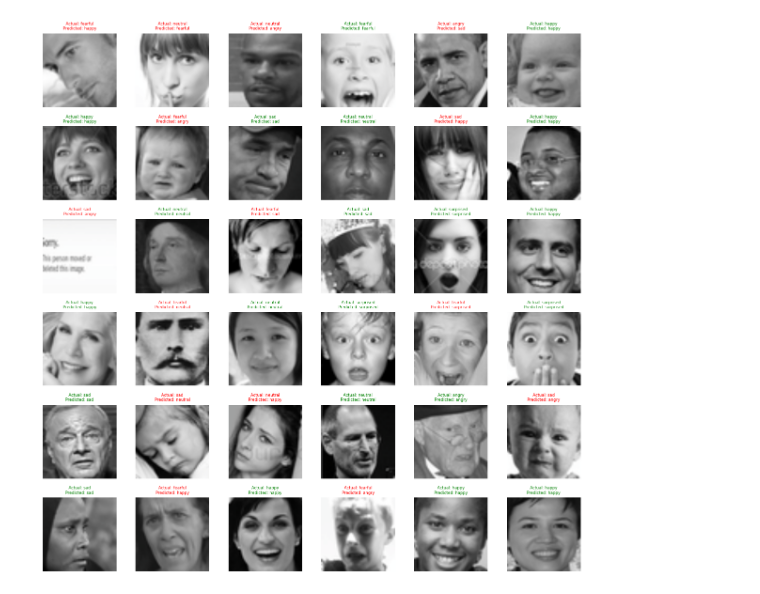
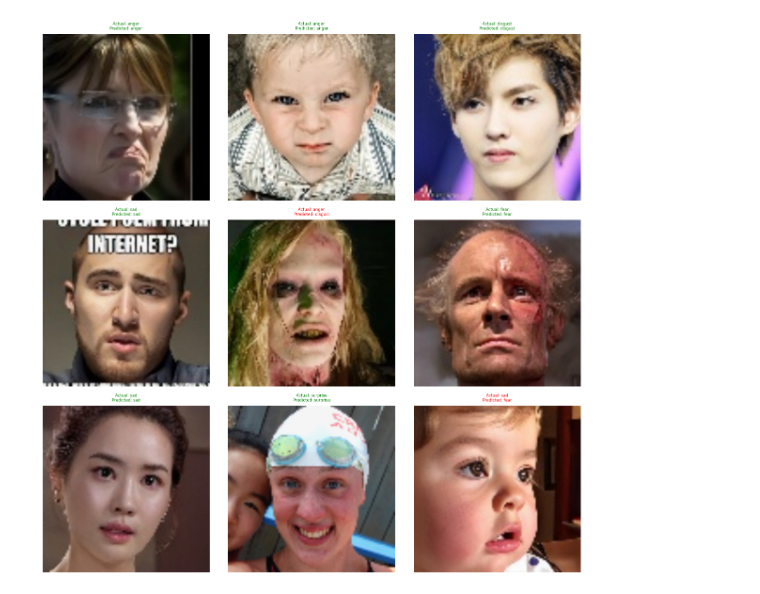
Before and after one commit to KainaK0/mia, a Jupyter notebook: MIA-203_redes_neuronales/parcial/facial_expression_recognition/GoogleNET_FER.ipynb, the cells around one changed output. Cells and saved outputs as stored; diff of their text form; code cells hidden in the pictures.

```diff
--- a/MIA-203_redes_neuronales/parcial/facial_expression_recognition/GoogleNET_FER.ipynb
+++ b/MIA-203_redes_neuronales/parcial/facial_expression_recognition/GoogleNET_FER.ipynb
@@ -106,7 +158,7 @@ class Inception_block(nn.Module):
         return torch.cat([self.branch1(x), self.branch2(x), self.branch3(x), self.branch4(x)], 1)
 # %%
 class GoogleNet(nn.Module):
-    def __init__(self, in_channels=3, num_classes=7):  # num_classes ajustado para CIFAR-10
+    def __init__(self, in_channels=3, num_classes=8):  # num_classes ajustado para CIFAR-10
         super(GoogleNet, self).__init__()
 
         self.conv1 = conv_block(in_channels=in_channels, out_channels=64, kernel_size=(7, 7), stride=(2, 2), padding=(3, 3))
@@ -168,19 +220,18 @@ transform = transforms.Compose([
 
 # Cargar el dataset
 
-dataset_train = datasets.ImageFolder(os.path.join(train), transform=transform)
-dataset_test = datasets.ImageFolder(os.path.join(test), transform=transform)
+dataset = datasets.ImageFolder(os.path.join(path), transform=transform)
 
-train_size, val_size = int(len(dataset_train)), int(len(dataset_test))
+train_size, val_size = int(0.8 * len(dataset)), int(0.2 * len(dataset))
+val_size = val_size +1
 
+train_dataset, val_dataset = random_split(dataset, [train_size, val_size]) # stratified split is better
 
-# train_dataset, val_dataset = random_split(dataset, [train_size, val_size]) # stratified split is better
-
-train_loader = DataLoader(dataset_train, batch_size=32, shuffle=True) # shuffle to avoid memorization (overfitting)
-val_loader = DataLoader(dataset_test, batch_size=32, shuffle=False)
+train_loader = DataLoader(train_dataset, batch_size=32, shuffle=True) # shuffle to avoid memorization (overfitting)
+val_loader = DataLoader(val_dataset, batch_size=32, shuffle=False)
 # %%
 device = torch.device("cuda" if torch.cuda.is_available() else "cpu")
-model = GoogleNet(in_channels = 3,num_classes = 7).to(device)
+model = GoogleNet(in_channels = 3,num_classes = 8).to(device)
 criterion = nn.CrossEntropyLoss()
 optimizer = optim.Adam(model.parameters(), lr=0.001)
 # %%
@@ -231,3 +294,8 @@ Epoch 20, Loss: 0.2688
+# %%
+# Testing the model
+path = 'modelos/GoogleNet_FER.pth'
+model = GoogleNet().to(device)
+model.load_state_dict(torch.load(path))
 # %%
 # Testing the model
 # path = 'modelos/GoogleNet_FER.pth'
@@ -257,7 +327,7 @@ import torchvision
 def show_random_test_predictions(model, dataloader, class_names, num_images=16):
     model.eval()
     images_shown = 0
-    fig, axes = plt.subplots(6, 6, figsize=(12, 12))
+    fig, axes = plt.subplots(3, 3, figsize=(12, 12))
     axes = axes.flatten()
 
     all_images = []
@@ -282,34 +352,37 @@ def show_random_test_predictions(model, dataloader, class_names, num_images=16):
     selected_images = random.sample(combined, min(num_images, len(combined)))
 
     for idx, (img, label, pred) in enumerate(selected_images):
         ax = axes[images_shown]
         ax.axis('off')
 
         img = img.numpy().transpose((1, 2, 0))
         img = np.clip((img * [0.229, 0.224, 0.225]) + [0.485, 0.456, 0.406], 0, 1)
 
         ax.imshow(img)
 
         predicted_class = class_names[pred]
         actual_class = class_names[label]
         title = f'Actual: {class_names[label]}\nPredicted: {class_names[pred]}'
 
         if predicted_class == actual_class:
             ax.set_title(title, color='green',fontsize=6)
         else:
             ax.set_title(title, color='red',fontsize=6)
 
         images_shown += 1
         if images_shown == num_images:
             break
 
     plt.tight_layout()
     plt.show()
 
 device = torch.device("cuda" if torch.cuda.is_available() else "cpu")
-path = 'models/GoogleNet_FER_64.pth'
+path = '/content/drive/MyDrive/Parcial_redes/fer_py/models/GoogleNet_FER_ep20_67.pth'
+# path = 'models/GoogleNet_FER.pth'
 model = GoogleNet().to(device)
-model.load_state_dict(torch.load(path))
-show_random_test_predictions(model, val_loader, classes_test, num_images=36)
+state_dict = torch.load(path)
+model.load_state_dict(state_dict)
+# model.load_state_dict(torch.load(path))
+show_random_test_predictions(model, val_loader, classes, num_images=9)
 # %% [output]
-[figure, old version]
+[figure, new version]
```
Also changed, not shown: parts of 27 cells of this notebook, 9 other files.
